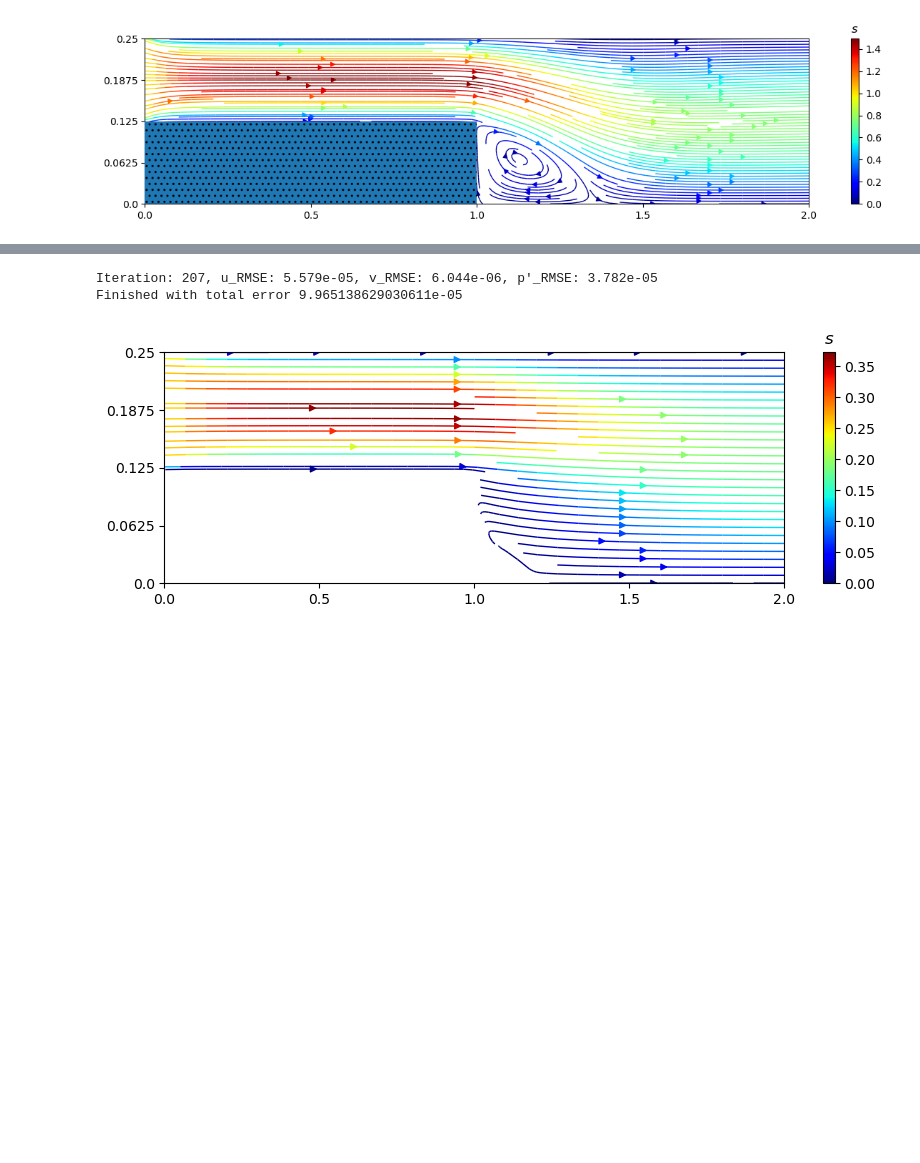
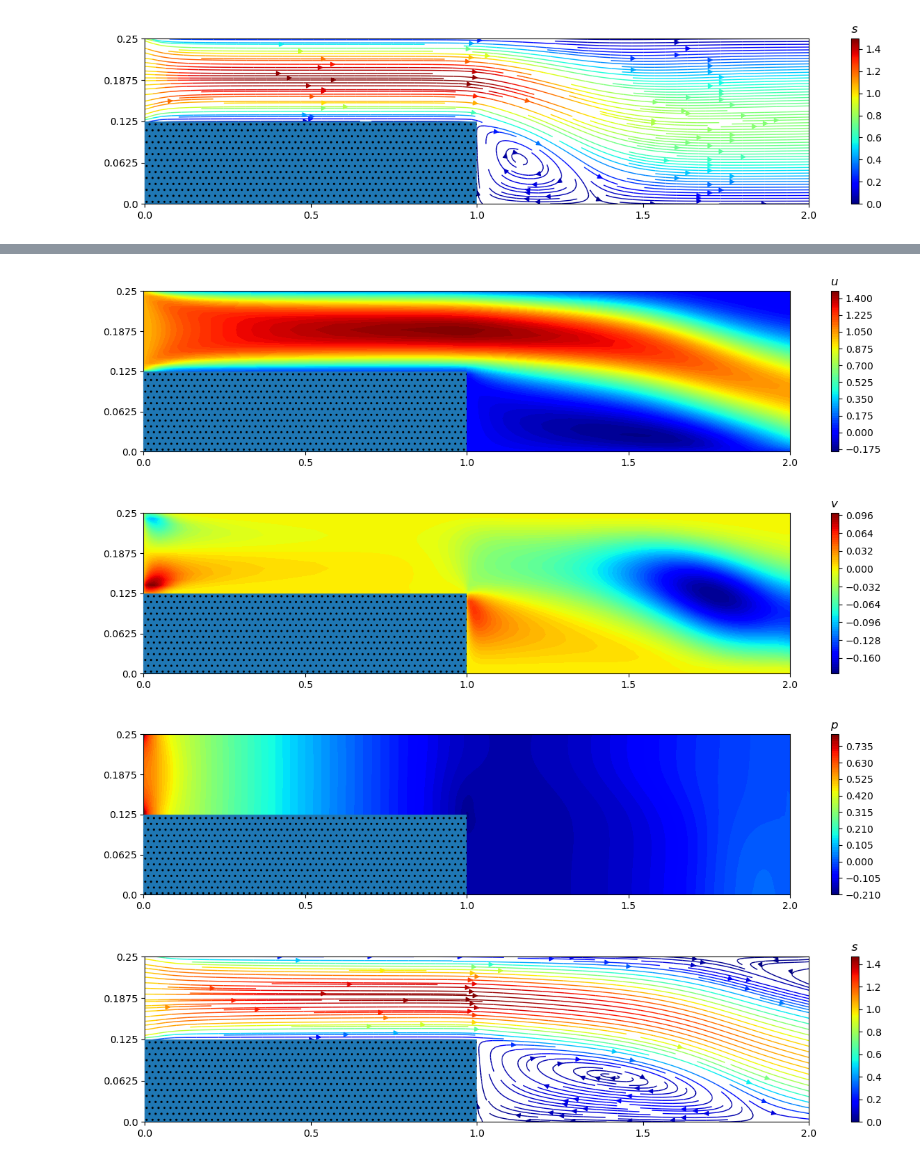
Before and after one commit to cl0udsw1tch/NavierStokesSolver, a Jupyter notebook: test.ipynb, the cells around one changed output, grey strips where cells are left out. Cells and saved outputs as stored; diff of their text form; code cells hidden in the pictures; blank space fills up the shorter version.

```diff
--- a/test.ipynb
+++ b/test.ipynb
@@ -1522,16 +1445,23 @@ n6.plot('u', levels=100, streamlines=2, figsize=(15,3))
 # %%
-n7 = NavierStokesSolver(
+L=1
+n5 = NavierStokesSolver(
     scheme='central_difference',
-    L_x=2, L_y=1/4, u_char=0.25,
-    u_B=(None,0.25,0,0),
+    L_x=2*L, L_y=L/4,
+    u_B=(None,1,0,0),
     v_B=(None, 0,0,0),
-    p_B=(1, None, None, None),
-    obstacle_coords=[((0,0), (1, 1/8))],
-    Re=10,
-    n_rows=70, n_cols=70)
-n7.solve('m', threshold=1e-4)
-n7.plot(None, levels=50, streamlines=1, figsize=(10,3))
+    p_B=(0, None, None, None),
+    obstacle_coords=[((0,0), (L, L/8))],
+    Re=400,
+    n_rows=30, n_cols=240)
+n5.solve('m', threshold=1e-4)
-# %% [output]
-Iteration: 207, u_RMSE: 5.579e-05, v_RMSE: 6.044e-06, p'_RMSE: 3.782e-05
-Finished with total error 9.965138629030611e-05
-[figure, removed]
+# %%
+
+n5.plot('u', levels=80, streamlines=0, figsize=(15, 3))
+n5.plot('v', levels=80, streamlines=0, figsize=(15, 3))
+n5.plot('p', levels=80, streamlines=0, figsize=(15, 3))
+n5.plot(None, levels=0, streamlines=2, figsize=(15, 3))
+# %% [output]
+[figure, added]
+[figure, added]
+[figure, added]
+[figure, added]
```
Also changed, not shown: parts of 9 cells of this notebook, 24 other files.
